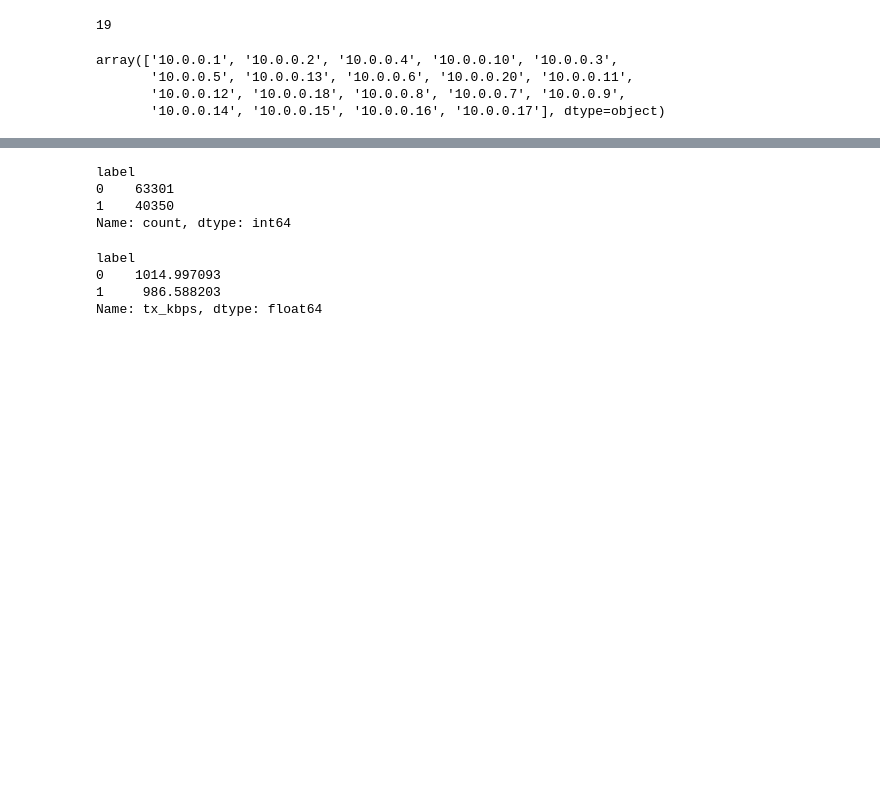
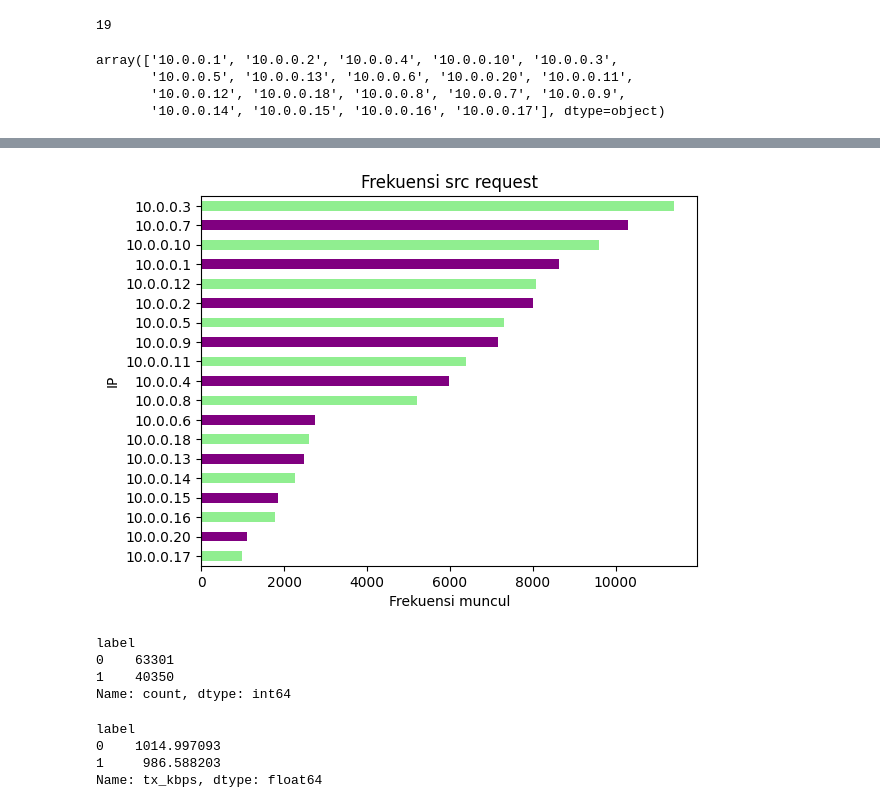
Before and after one commit to andiubaid09/Exploratory-Data-Analysis, a Jupyter notebook: Network Flow IoT/eda_network-flow.ipynb, the cells around one changed output, grey strips where cells are left out. Drawn from its saved outputs; the diff is of its cells as text; code cells hidden in the pictures; blank space fills up the shorter version.

```diff
--- a/Network Flow IoT/eda_network-flow.ipynb
+++ b/Network Flow IoT/eda_network-flow.ipynb
@@ -105,3 +107,0 @@ df[df['pktrate']== -4365.000000]
-# %%
-# Menghapus outlier pktrate
-df = df.loc[df['pktrate']>= 0]
@@ -143,3 +166,16 @@ array(['10.0.0.1', '10.0.0.2', '10.0.0.4', '10.0.0.10', '10.0.0.3',
+# %%
+import matplotlib.pyplot as plt
+import seaborn as sns
+
+df['src'].value_counts(ascending=True).plot.barh(
+    color=['lightgreen', 'purple']
+)
+plt.title('Frekuensi src request')
+plt.xlabel('Frekuensi muncul')
+plt.ylabel('IP')
+plt.show()
+# %% [output]
+[figure, added]
 # %%
 # Distribusi label
 df['label'].value_counts()
```
Also changed, not shown: parts of 6 cells of this notebook.
